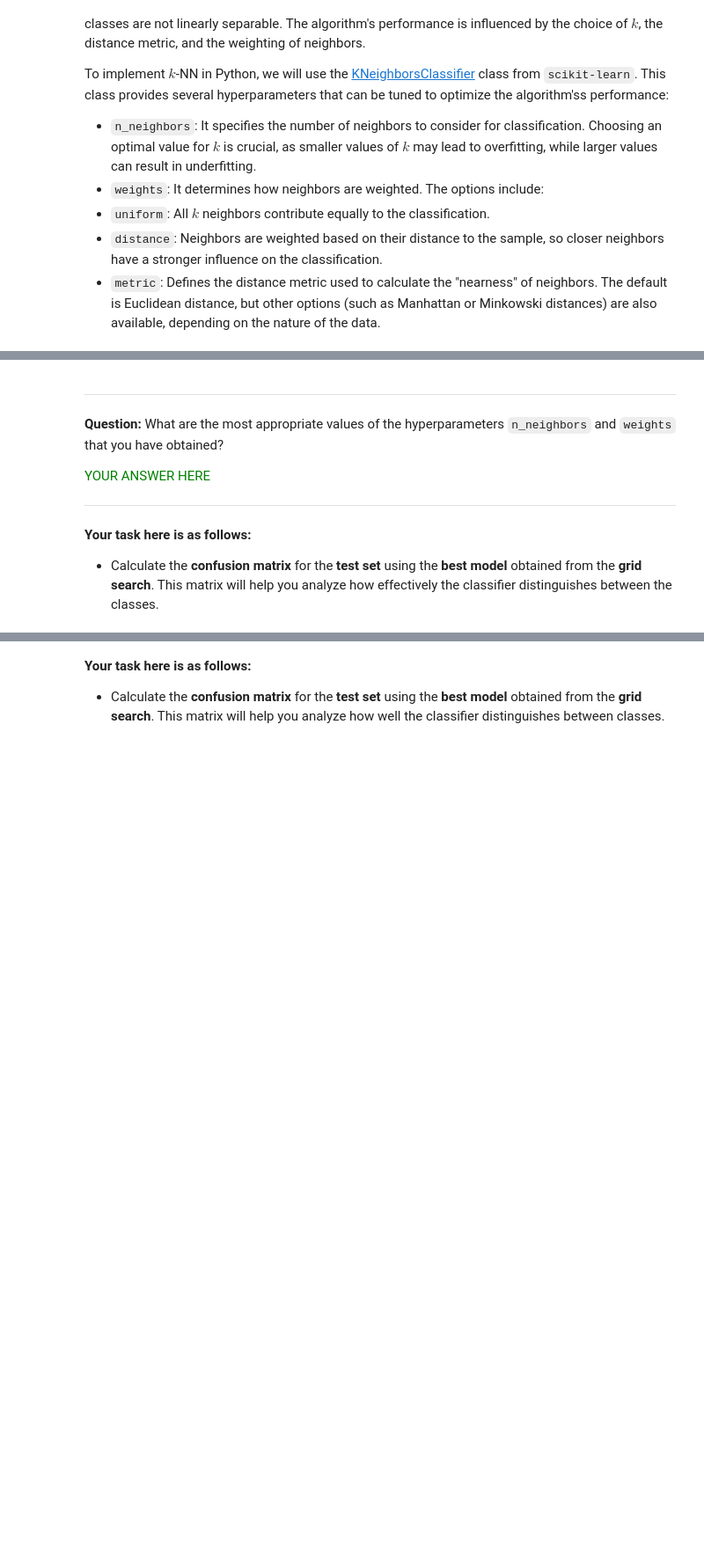
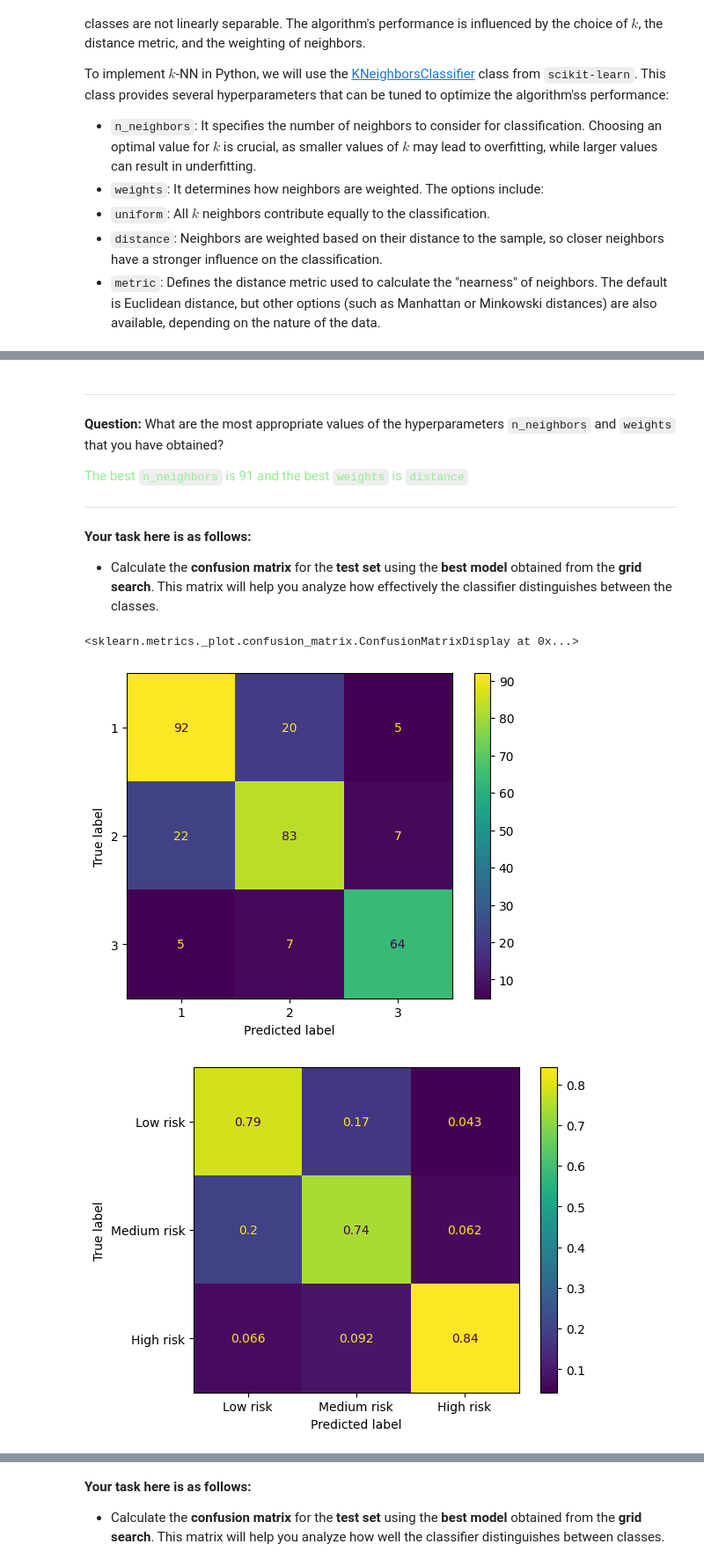
Before and after one commit to alonso-herreros/uni-mtde-lab2, a Jupyter notebook: Lab_classification.ipynb, the cells around one changed output, grey strips where cells are left out. Shown at 88% size. Cells and saved outputs as stored; diff of their text form; code cells hidden in the pictures; blank space fills up the shorter version.

```diff
--- a/Lab_classification.ipynb
+++ b/Lab_classification.ipynb
@@ -646,0 +645,14 @@ Please note that if the model was **trained** using the **standardized dataset**
+# %%
+# Fine-tuning hyperparameters
+# NOTE: STUDENT CODE HERE
+from sklearn.model_selection import GridSearchCV
+from sklearn.neighbors import KNeighborsClassifier as KNNClassifier
+
+knn_hparams = {
+    'n_neighbors': [1, 11, 31, 51, 71, 91, 101],
+    'weights': ['uniform', 'distance']
+}
+
+knn_gscv = GridSearchCV(KNNClassifier(), knn_hparams).fit(X_train_s, y_train)
+
+print(f'Best hyperparameters: {knn_gscv.best_params_}')
@@ -647,3 +661,8 @@ Please note that if the model was **trained** using the **standardized dataset**
 # %%
-# Iheck the best model with the test set
+# Check the best model with the test set
 # NOTE: STUDENT CODE HERE
+
+knn = knn_gscv.best_estimator_
+knn_acc_test = knn.score(X_test_s, y_test)
+
+print(f'[KNN] Accuracy on test set: {knn_acc_test*100:.2f} %')
@@ -652,7 +673,7 @@ Please note that if the model was **trained** using the **standardized dataset**
 ---
 **Question:** What are the most appropriate values of the hyperparameters `n_neighbors` and `weights` that you have obtained?
 
-<font color = 'green'> YOUR ANSWER HERE </font>
+<font color = 'lightgreen'>The best <code>n_neighbors</code> is 91 and the best <code>weights</code> is <code>distance</code></font>
 
 ---
 # %% [markdown]
@@ -664,3 +683,12 @@ Please note that if the model was **trained** using the **standardized dataset**
+# %%
+# NOTE: STUDENT CODE HERE
+
+CMD.from_estimator(knn, X_test_s, y_test)
+CMD.from_estimator(knn, X_test_s, y_test, display_labels=labels, normalize='true')
+# %% [output]
+<sklearn.metrics._plot.confusion_matrix.ConfusionMatrixDisplay at 0x...>
+[figure, added]
+[figure, added]
 # %% [markdown]
 
 ---
```
Also changed, not shown: parts of 46 cells of this notebook.
